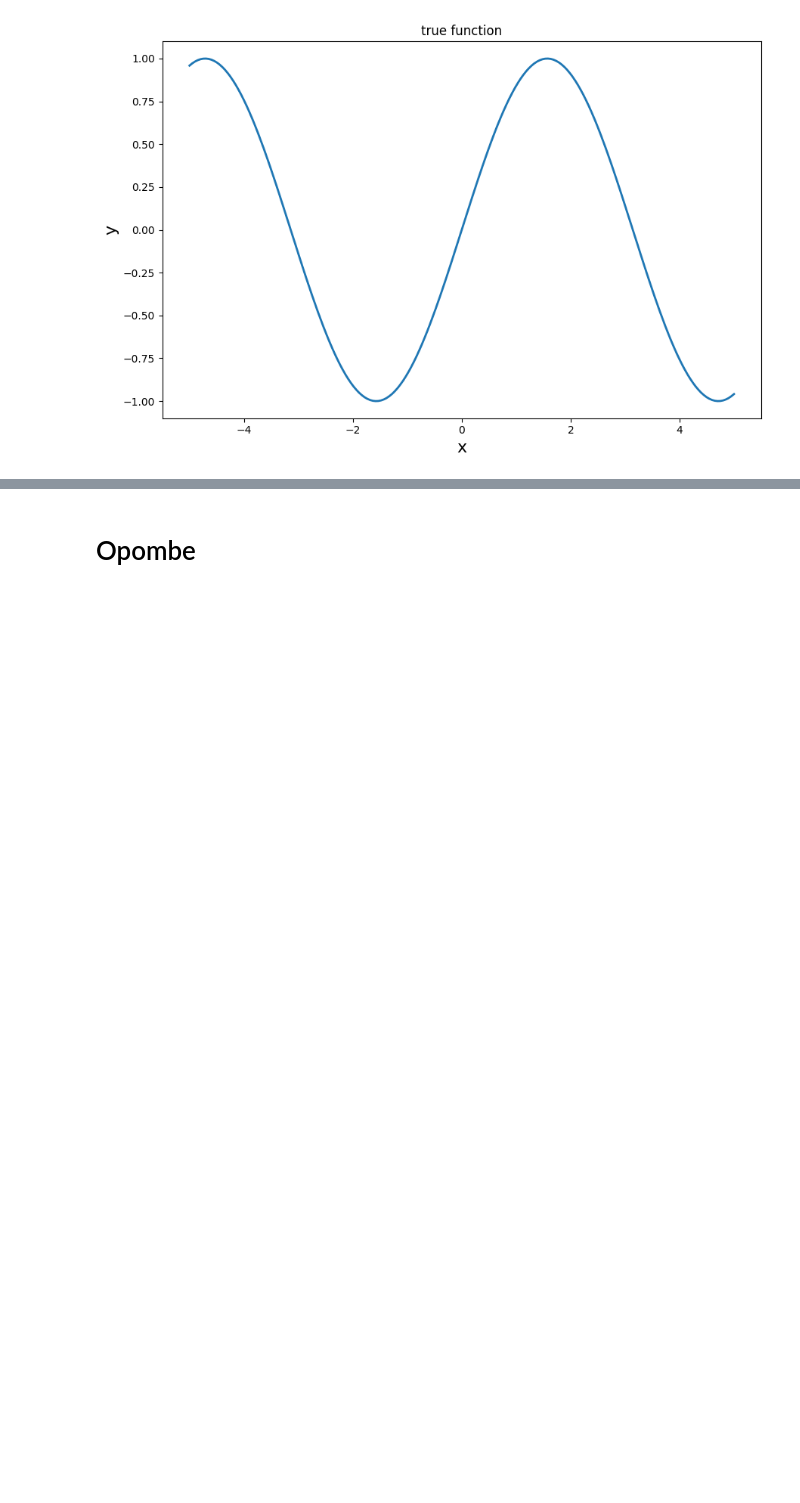
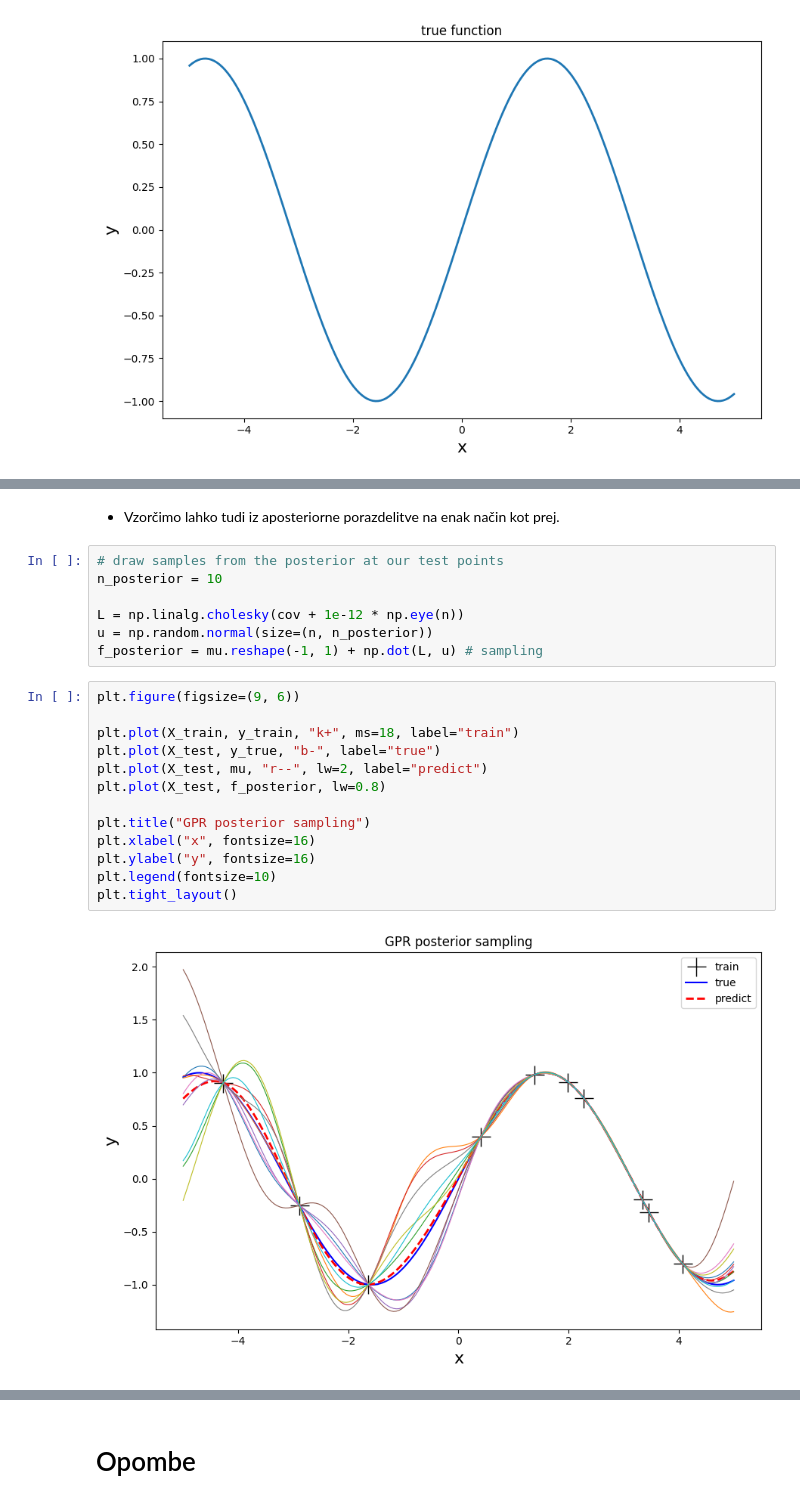
Before and after one commit to j-gavran/PSUF_Hmumu, a Jupyter notebook: vaje/vaje2.ipynb, the cells around one changed output, grey strips where cells are left out. Drawn from its saved outputs; the diff is of its cells as text; blank space fills up the shorter version.

```diff
--- a/vaje/vaje2.ipynb
+++ b/vaje/vaje2.ipynb
@@ -317,0 +340,24 @@ plt.tight_layout()
+# %% [markdown]
+- Vzorčimo lahko tudi iz aposteriorne porazdelitve na enak način kot prej.
+# %%
+# draw samples from the posterior at our test points
+n_posterior = 10
+
+L = np.linalg.cholesky(cov + 1e-12 * np.eye(n))
+u = np.random.normal(size=(n, n_posterior))
+f_posterior = mu.reshape(-1, 1) + np.dot(L, u) # sampling
+# %%
+plt.figure(figsize=(9, 6))
+
+plt.plot(X_train, y_train, "k+", ms=18, label="train")
+plt.plot(X_test, y_true, "b-", label="true")
+plt.plot(X_test, mu, "r--", lw=2, label="predict")
+plt.plot(X_test, f_posterior, lw=0.8)
+
+plt.title("GPR posterior sampling")
+plt.xlabel("x", fontsize=16)
+plt.ylabel("y", fontsize=16)
+plt.legend(fontsize=10)
+plt.tight_layout()
+# %% [output]
+[figure, added]
```
Also changed, not shown: parts of 51 cells of this notebook, 2 other files.
